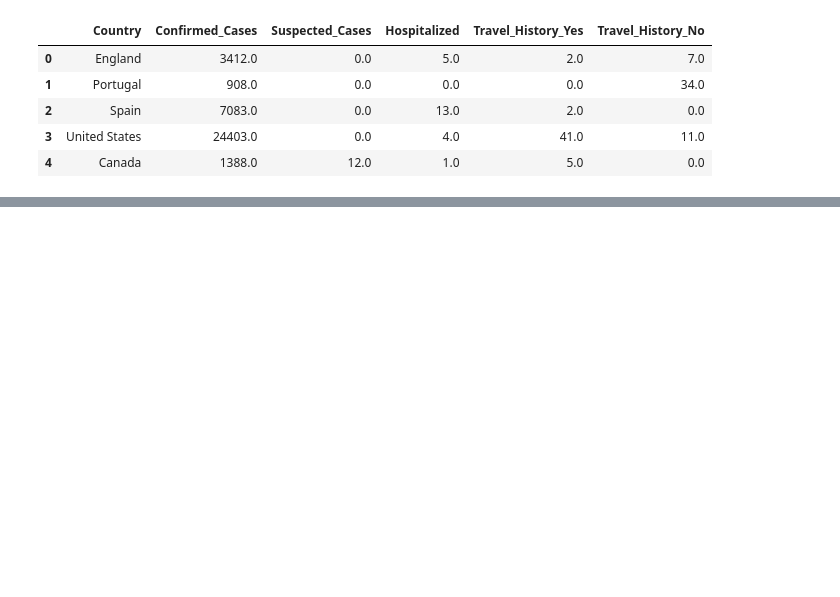
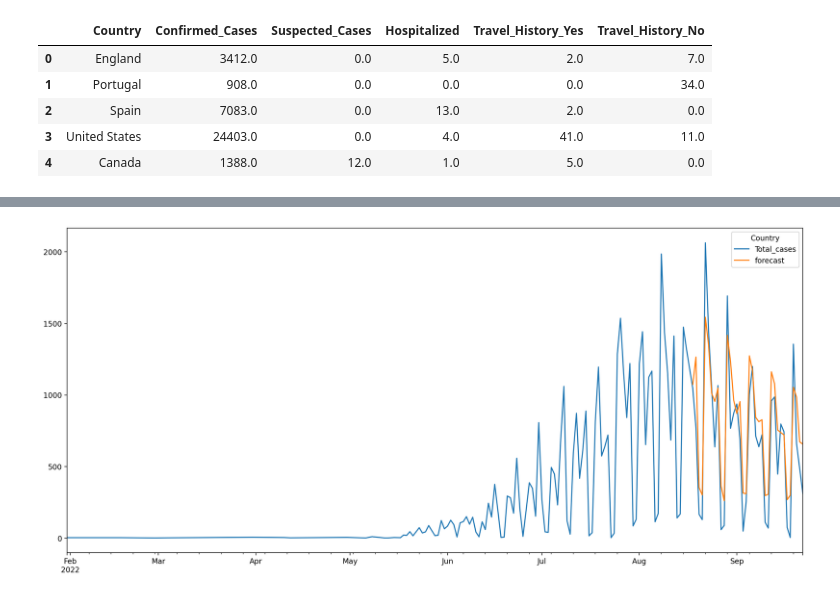
Before and after one commit to SuryaVamshi04/SyMPox, a Jupyter notebook: SyMPox/main.ipynb, the cells around one changed output, grey strips where cells are left out. Cells and saved outputs as stored; diff of their text form; code cells hidden in the pictures; blank space fills up the shorter version.

```diff
--- a/SyMPox/main.ipynb
+++ b/SyMPox/main.ipynb
@@ -159,0 +255,10 @@ plot_map(Case_worldwide,'Confirmed_Cases', 'Confirmed Cases by Country')
+# %%
+# Testing the ARIMA model using the test dataset
+start_index = test.index.min()
+end_index = test.index.max()
+
+daily_country_cases['forecast']=arima_model.predict(start=start_index,end=end_index,dynamic=True)
+daily_country_cases[['Total_cases','forecast']].plot(figsize=(18,8))
+plt.show()
+# %% [output]
+[figure, added]
```
Also changed, not shown: parts of 28 cells of this notebook.
